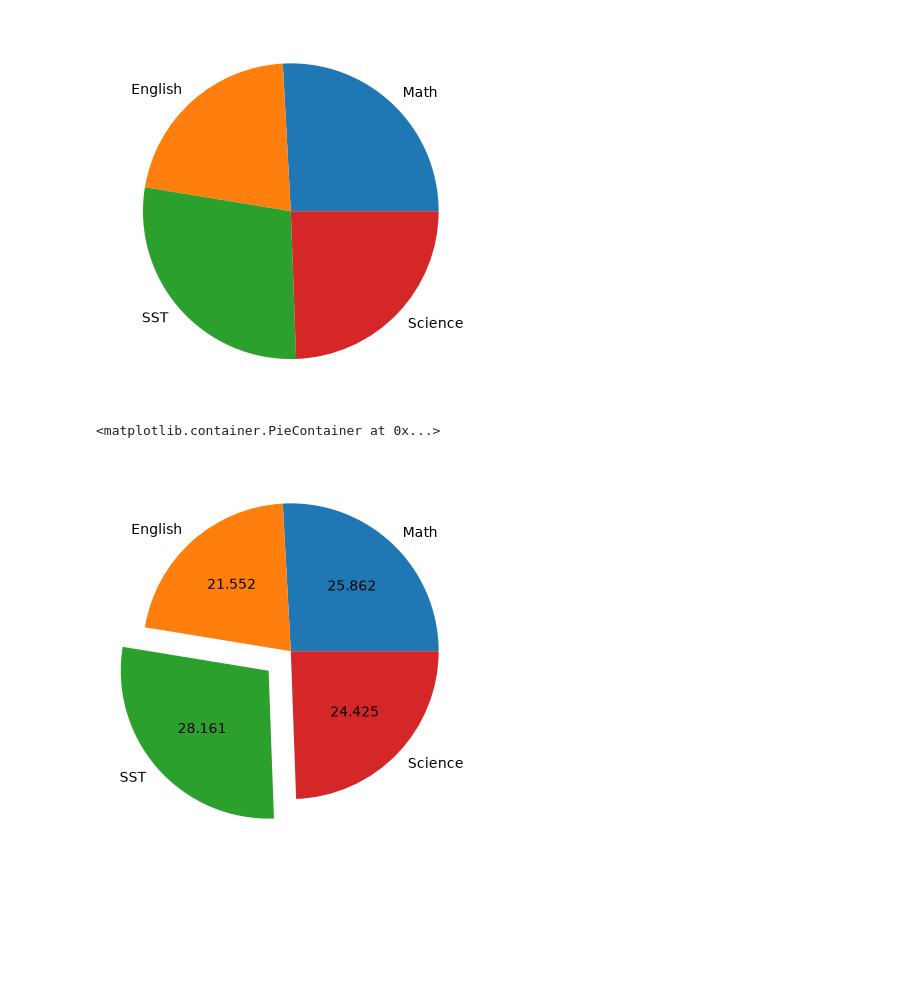
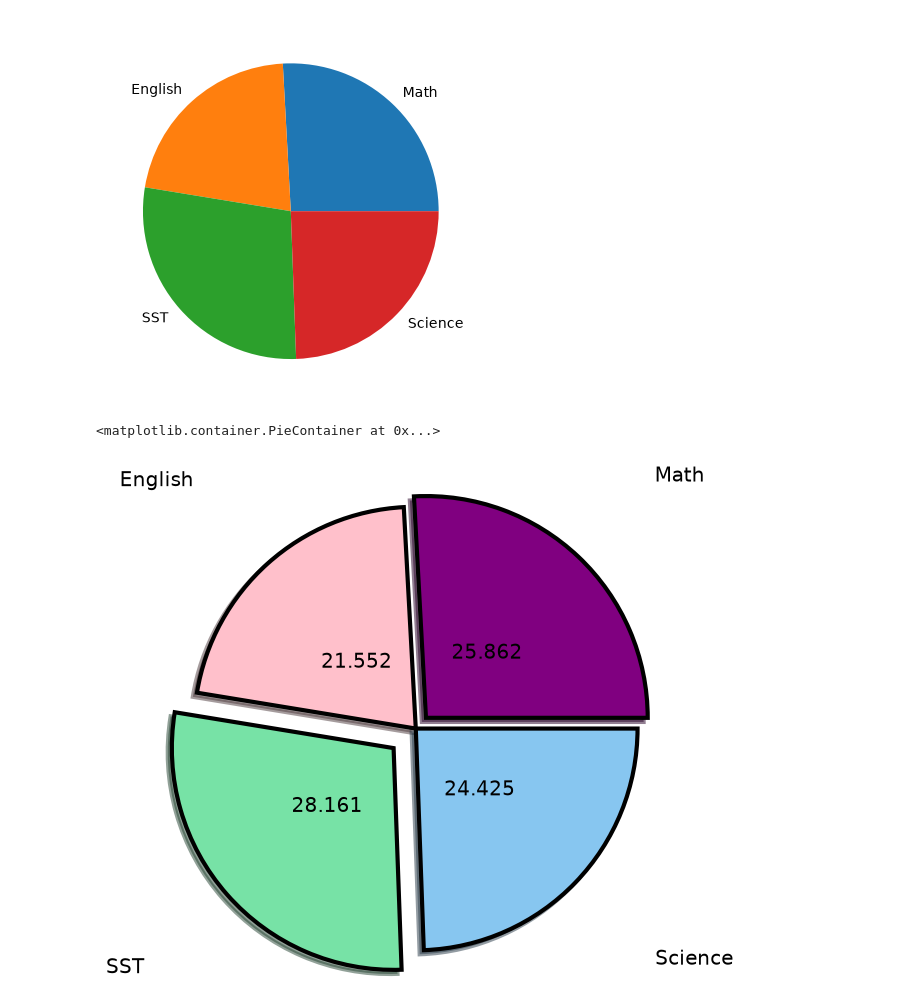
Before and after one commit to mahoorzehra/Python-Libraries, a Jupyter notebook: Matplotlip/3_piechart.ipynb, the cells around one changed output. Saved outputs shown, nothing was run; the diff lists cells and outputs as text; code cells hidden in the pictures; blank space fills up the shorter version.

```diff
--- a/Matplotlip/3_piechart.ipynb
+++ b/Matplotlip/3_piechart.ipynb
@@ -10,7 +10,7 @@ plt.show()
 # %% [output]
 [figure]
 # %%
-plt.pie(marks, labels=subject, autopct='%1.3f', explode=(0,0,0.2,0))
+plt.pie(marks, labels=subject, autopct='%1.3f', explode=(0.1,0,0.2,0), colors=['purple', 'pink', "#77e2a6", "#87c6f0"], wedgeprops={'edgecolor': 'black', 'linewidth': 3},  textprops={'fontsize': 'x-large'}, shadow=True, radius=1.5, pctdistance=0.4, labeldistance=1.5)
 # %% [output]
 <matplotlib.container.PieContainer at 0x...>
-[figure, old version]
+[figure, new version]
```
